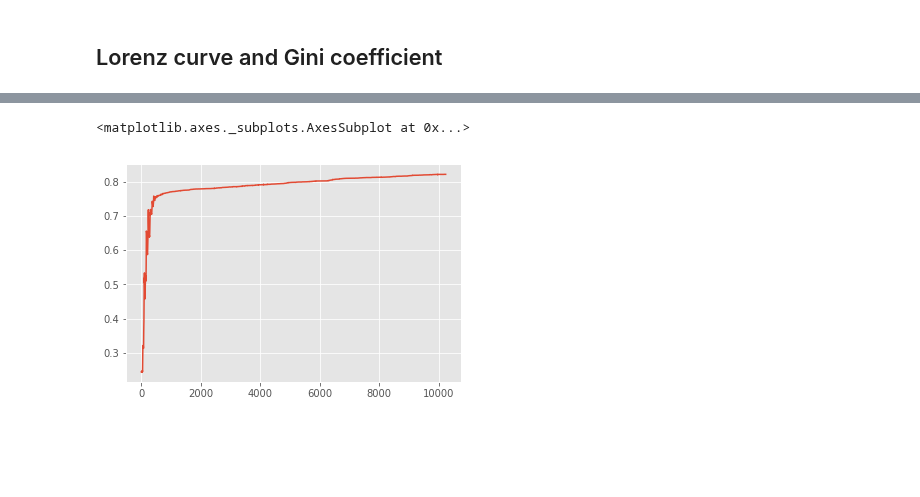
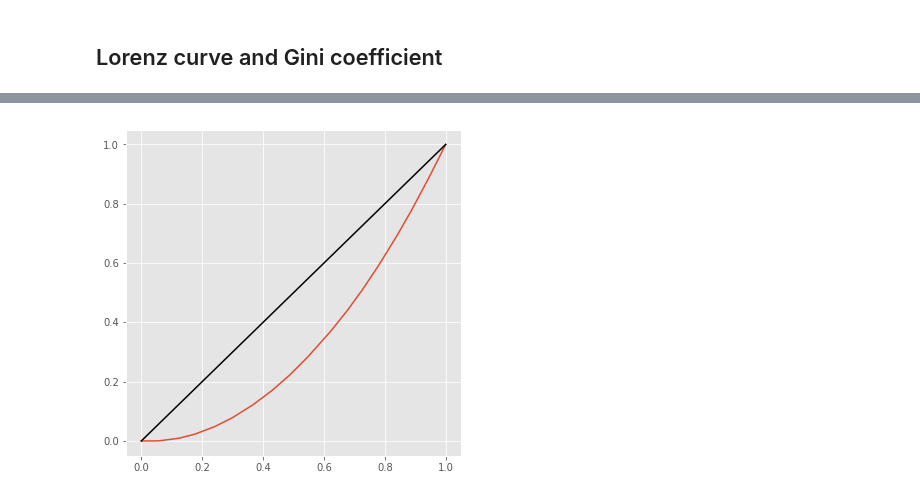
Before and after one commit to joerischasfoort/sim-fin-abm, a Jupyter notebook: distribution_model_dynamics.ipynb, the cells around one changed output, grey strips where cells are left out. Saved outputs shown, nothing was run; the diff lists cells and outputs as text; code cells hidden in the pictures; blank space fills up the shorter version.

```diff
--- a/distribution_model_dynamics.ipynb
+++ b/distribution_model_dynamics.ipynb
@@ -161,6 +173,10 @@ money = np.array([x.var.money[-1] for x in trdrs[0]])
 stocks = np.array([x.var.stocks[-1] for x in trdrs[0]])
 wealth = money + (stocks * mc_prices[0].iloc[-1])
 #n, bins, patches = plt.hist(wealth, 50, density=True, alpha=0.75)
+# %%
+start_money = np.array([x.var.money[0] for x in trdrs[0]])
+start_stocks = np.array([x.var.stocks[0] for x in trdrs[0]])
+start_wealth = start_money + (start_stocks * mc_prices[0].iloc[0])
 # %% [markdown]
 ### Descriptives
 # %%
@@ -234,2 +250,6 @@ lorenz_curve(np.sort(wealth))
+# %%
+lorenz_curve(np.sort(start_stocks))
+# %% [output]
+[figure, added]
 # %%
 wealth_gini_over_time = []
@@ -241,6 +272 @@ for t in range(params['ticks']):
     wealth_gini_over_time.append(gini(wealth))
-# %%
-pd.Series(wealth_gini_over_time).plot()
-# %% [output]
-<matplotlib.axes._subplots.AxesSubplot at 0x...>
-[figure, removed]
```
Also changed, not shown: parts of 30 cells of this notebook, 2 other files.
